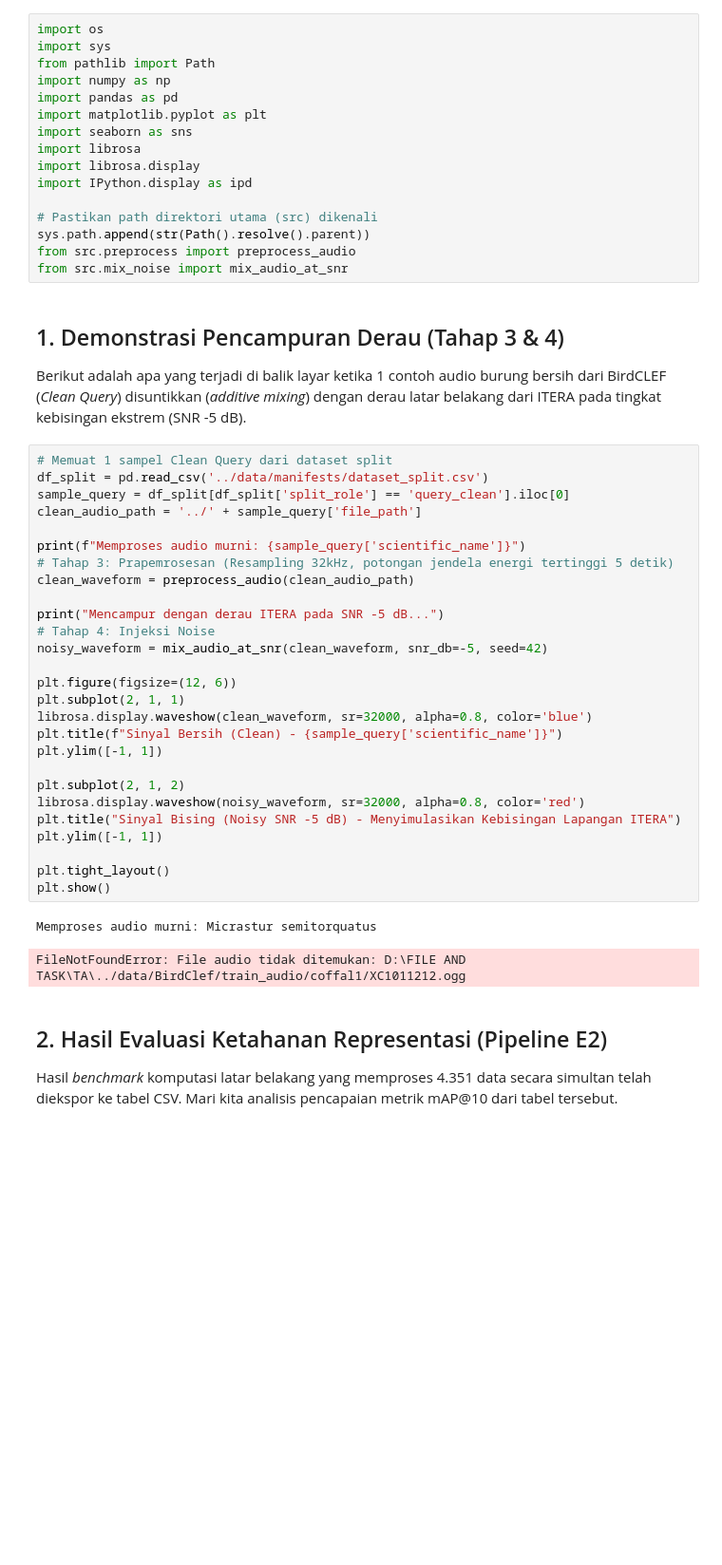
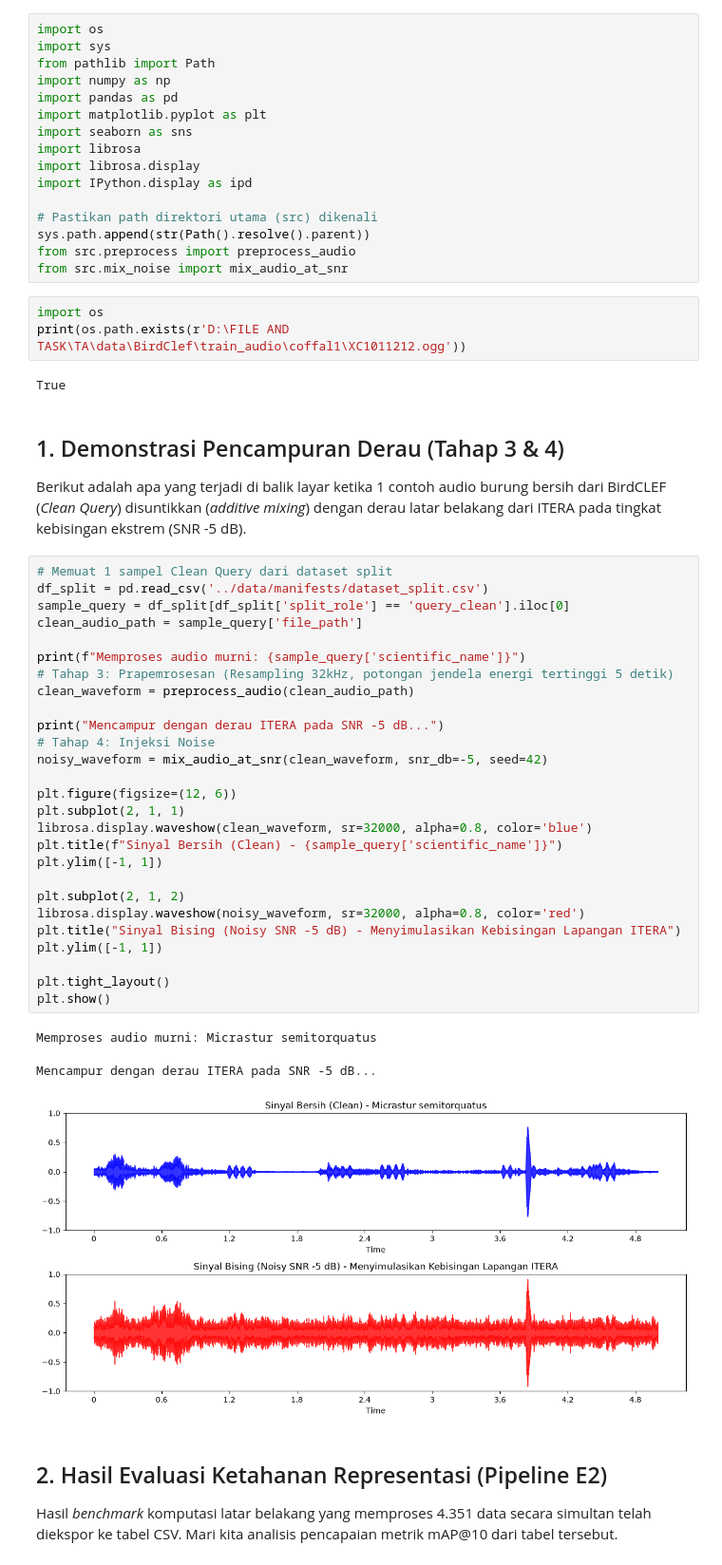
Before and after one commit to Data-Systems-and-Intelligent-Computing/DSIC-2706, a Jupyter notebook: notebooks/E2_Paired_Noise_Degradation.ipynb, the cells around one changed output. Shown at 95% size. Drawn from its saved outputs; the diff is of its cells as text; blank space fills up the shorter version.

```diff
--- a/notebooks/E2_Paired_Noise_Degradation.ipynb
+++ b/notebooks/E2_Paired_Noise_Degradation.ipynb
@@ -18,39 +18,45 @@ import IPython.display as ipd
 sys.path.append(str(Path().resolve().parent))
 from src.preprocess import preprocess_audio
 from src.mix_noise import mix_audio_at_snr
+# %%
+import os
+print(os.path.exists(r'D:\FILE AND TASK\TA\data\BirdClef\train_audio\coffal1\XC1011212.ogg'))
+# %% [output]
+True
 # %% [markdown]
 ## 1. Demonstrasi Pencampuran Derau (Tahap 3 & 4)
 Berikut adalah apa yang terjadi di balik layar ketika 1 contoh audio burung bersih dari BirdCLEF (*Clean Query*) disuntikkan (*additive mixing*) dengan derau latar belakang dari ITERA pada tingkat kebisingan ekstrem (SNR -5 dB).
 # %%
 # Memuat 1 sampel Clean Query dari dataset split
 df_split = pd.read_csv('../data/manifests/dataset_split.csv')
 sample_query = df_split[df_split['split_role'] == 'query_clean'].iloc[0]
-clean_audio_path = '../' + sample_query['file_path']
+clean_audio_path = sample_query['file_path']
 
 print(f"Memproses audio murni: {sample_query['scientific_name']}")
 # Tahap 3: Prapemrosesan (Resampling 32kHz, potongan jendela energi tertinggi 5 detik)
 clean_waveform = preprocess_audio(clean_audio_path)
 
 print("Mencampur dengan derau ITERA pada SNR -5 dB...")
 # Tahap 4: Injeksi Noise
 noisy_waveform = mix_audio_at_snr(clean_waveform, snr_db=-5, seed=42)
 
 plt.figure(figsize=(12, 6))
 plt.subplot(2, 1, 1)
 librosa.display.waveshow(clean_waveform, sr=32000, alpha=0.8, color='blue')
 plt.title(f"Sinyal Bersih (Clean) - {sample_query['scientific_name']}")
 plt.ylim([-1, 1])
 
 plt.subplot(2, 1, 2)
 librosa.display.waveshow(noisy_waveform, sr=32000, alpha=0.8, color='red')
 plt.title("Sinyal Bising (Noisy SNR -5 dB) - Menyimulasikan Kebisingan Lapangan ITERA")
 plt.ylim([-1, 1])
 
 plt.tight_layout()
 plt.show()
 # %% [output]
 Memproses audio murni: Micrastur semitorquatus
-FileNotFoundError: File audio tidak ditemukan: D:\FILE AND TASK\TA\../data/BirdClef/train_audio/coffal1/XC1011212.ogg
+Mencampur dengan derau ITERA pada SNR -5 dB...
+[figure, added]
 # %% [markdown]
 ## 2. Hasil Evaluasi Ketahanan Representasi (Pipeline E2)
 Hasil *benchmark* komputasi latar belakang yang memproses 4.351 data secara simultan telah diekspor ke tabel CSV. Mari kita analisis pencapaian metrik mAP@10 dari tabel tersebut.
```
Also changed, not shown: parts of 2 cells of this notebook.
